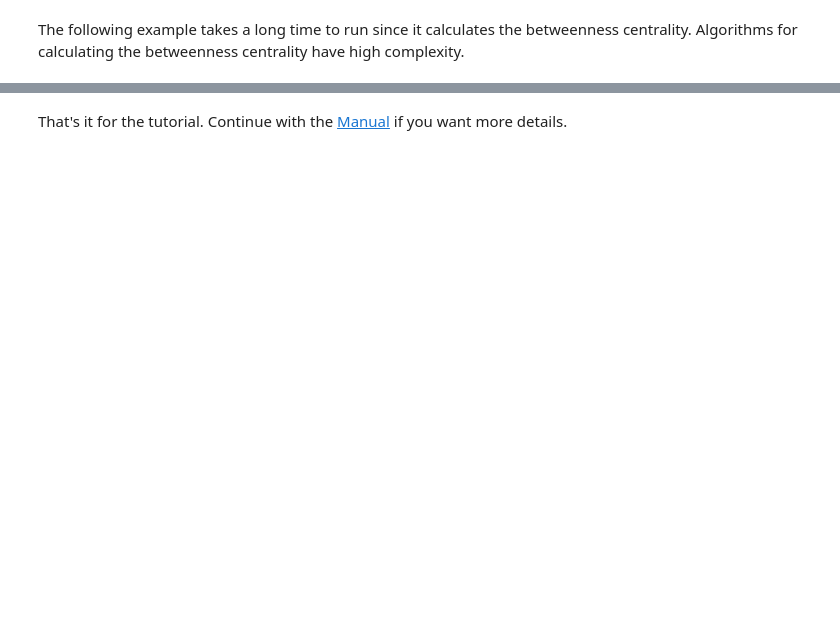
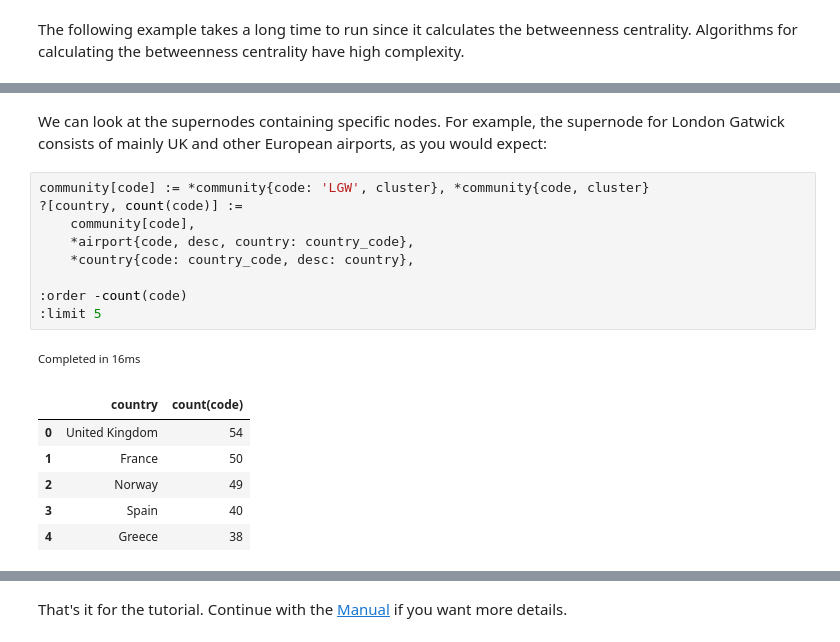
Before and after one commit to cozodb/cozo, a Jupyter notebook: docs/tutorial/tutorial.ipynb, the cells around one changed output, grey strips where cells are left out. Drawn from its saved outputs; the diff is of its cells as text; blank space fills up the shorter version.

```diff
--- a/docs/tutorial/tutorial.ipynb
+++ b/docs/tutorial/tutorial.ipynb
@@ -1325,0 +1299,19 @@ These are the airports that, if disconnected from the network, cause the most di
+# %% [markdown]
+We can look at the supernodes containing specific nodes. For example, the supernode for London Gatwick consists of mainly UK and other European airports, as you would expect:
+# %%
+community[code] := *community{code: 'LGW', cluster}, *community{code, cluster}
+?[country, count(code)] :=
+    community[code],
+    *airport{code, desc, country: country_code},
+    *country{code: country_code, desc: country},
+
+:order -count(code)
+:limit 5
+# %% [output]
+Completed in 16ms
+|  | country | count(code) |
+| 0 | United Kingdom | 54 |
+| 1 | France | 50 |
+| 2 | Norway | 49 |
+| 3 | Spain | 40 |
+| 4 | Greece | 38 |
```
Also changed, not shown: parts of 128 cells of this notebook, 3 other files.
